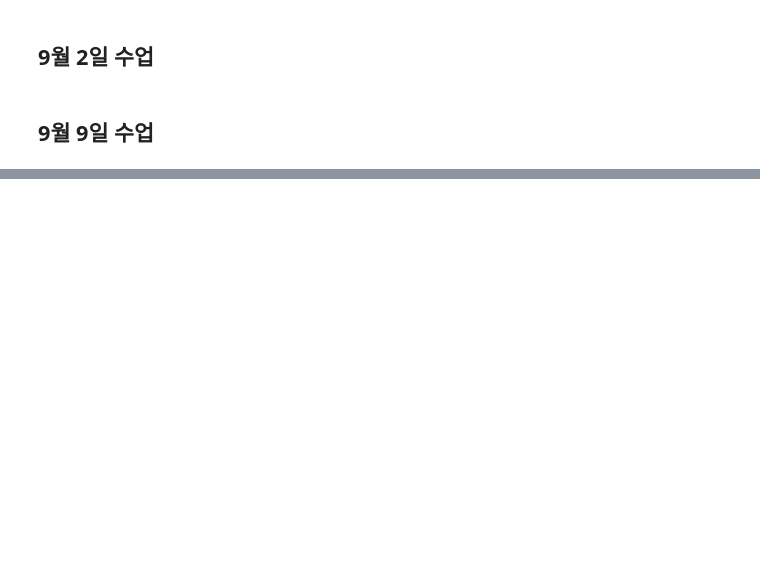
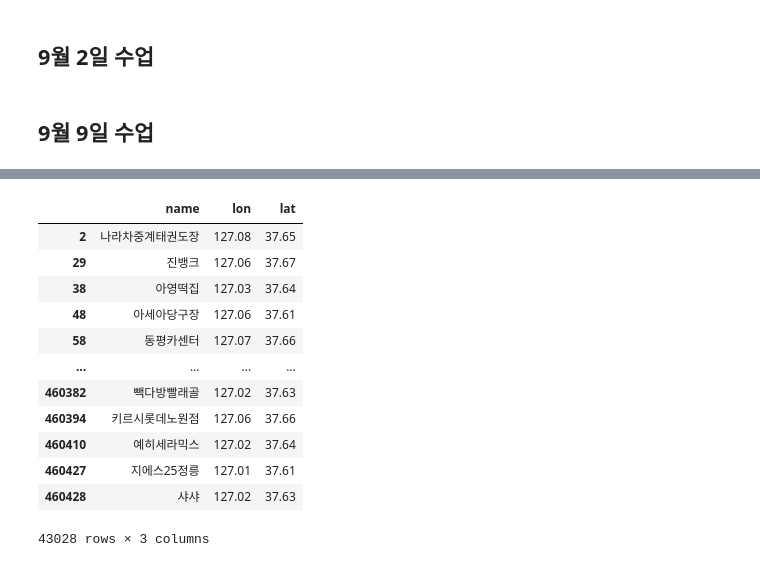
Before and after one commit to al0214/Hoseo, a Jupyter notebook: Python/main.ipynb, the cells around one changed output, grey strips where cells are left out. Cells and saved outputs as stored; diff of their text form; code cells hidden in the pictures; blank space fills up the shorter version.

```diff
--- a/Python/main.ipynb
+++ b/Python/main.ipynb
@@ -686,0 +729,3 @@ a.replace()
+# %%
+import pandas as pd
+pd.set_option("display.float_format", "{:.2f}".format)
@@ -686,0 +757,16 @@ a.replace()
+# %%
+data1[(data1['lon'] > 127) & (data1['lat'] > 37.6)]
+# %% [output]
+|  | name | lon | lat |
+| 2 | 나라차중계태권도장 | 127.08 | 37.65 |
+| 29 | 진뱅크 | 127.06 | 37.67 |
+| 38 | 아영떡집 | 127.03 | 37.64 |
+| 48 | 아세아당구장 | 127.06 | 37.61 |
+| 58 | 동평카센터 | 127.07 | 37.66 |
+| ... | ... | ... | ... |
+| 460382 | 빽다방빨래골 | 127.02 | 37.63 |
+| 460394 | 키르시롯데노원점 | 127.06 | 37.66 |
+| 460410 | 예히세라믹스 | 127.02 | 37.64 |
+| 460427 | 지에스25정릉 | 127.01 | 37.61 |
+| 460428 | 샤샤 | 127.02 | 37.63 |
+43028 rows × 3 columns
```
Also changed, not shown: parts of 19 cells of this notebook, 51 other files.
